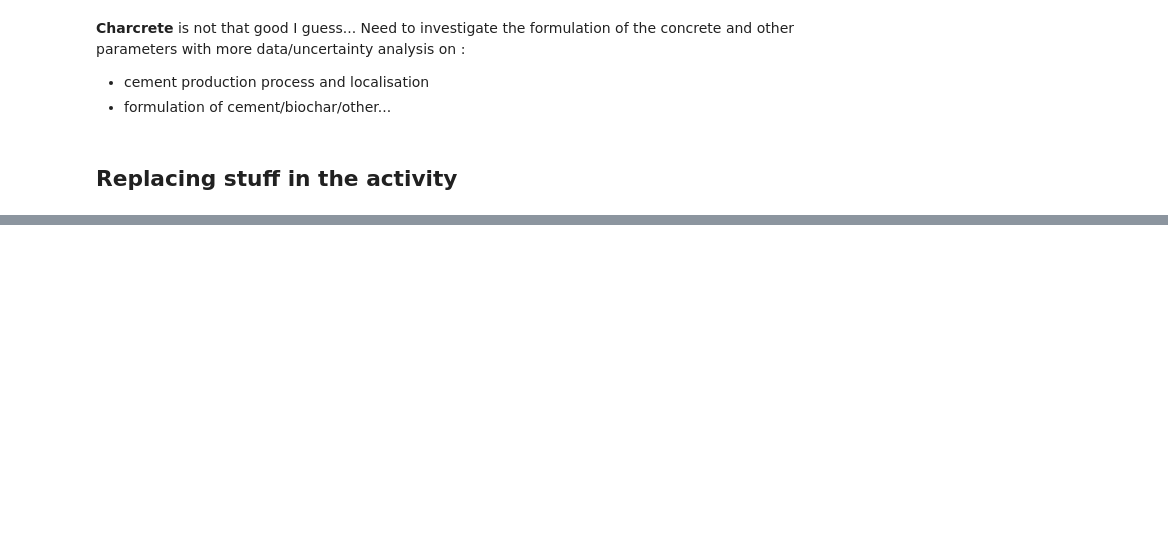
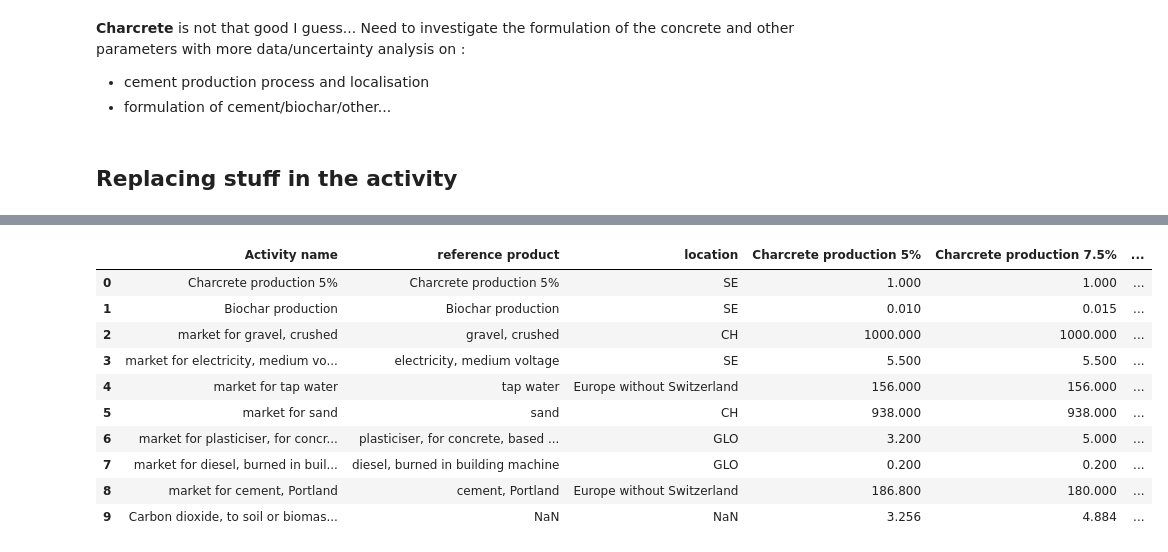
Before and after one commit to mijafro/Charcrete-LCA, a Jupyter notebook: main.ipynb, the cells around one changed output, grey strips where cells are left out. Cells and saved outputs as stored; diff of their text form; code cells hidden in the pictures; blank space fills up the shorter version.

```diff
--- a/main.ipynb
+++ b/main.ipynb
@@ -261,0 +281,28 @@ replace_stuff
+# %%
+def find_id(x):
+    if x["type"] == "technosphere" or x["type"] == "production" :
+        try:
+            activity = bd.get_activity(database=x["database"], name=x["Activity name"], location=x["location"])
+            id_val = activity.id
+        except:
+            print("erreur : "+x["Activity name"])
+    if x["type"] == "biosphere":
+            act = bd.get_activity(database="Charcrete_38", name="Charcrete production 5%", location="SE")
+            activity = [flow for flow in act.biosphere() if x["Activity name"] in flow["name"]][0]
+            id_val = activity.input.id
+    return id_val
+# %%
+scenario_df["id"] = scenario_df.apply(find_id, axis=1)
+scenario_df
+# %% [output]
+|  | Activity name | reference product | location | Charcrete production 5% | Charcrete production 7.5% | ... |
+| 0 | Charcrete production 5% | Charcrete production 5% | SE | 1.000 | 1.000 | ... |
+| 1 | Biochar production | Biochar production | SE | 0.010 | 0.015 | ... |
+| 2 | market for gravel, crushed | gravel, crushed | CH | 1000.000 | 1000.000 | ... |
+| 3 | market for electricity, medium vo... | electricity, medium voltage | SE | 5.500 | 5.500 | ... |
+| 4 | market for tap water | tap water | Europe without Switzerland | 156.000 | 156.000 | ... |
+| 5 | market for sand | sand | CH | 938.000 | 938.000 | ... |
+| 6 | market for plasticiser, for concr... | plasticiser, for concrete, based ... | GLO | 3.200 | 5.000 | ... |
+| 7 | market for diesel, burned in buil... | diesel, burned in building machine | GLO | 0.200 | 0.200 | ... |
+| 8 | market for cement, Portland | cement, Portland | Europe without Switzerland | 186.800 | 180.000 | ... |
+| 9 | Carbon dioxide, to soil or biomas... | NaN | NaN | 3.256 | 4.884 | ... |
```
Also changed, not shown: parts of 14 cells of this notebook, 1 other file.
